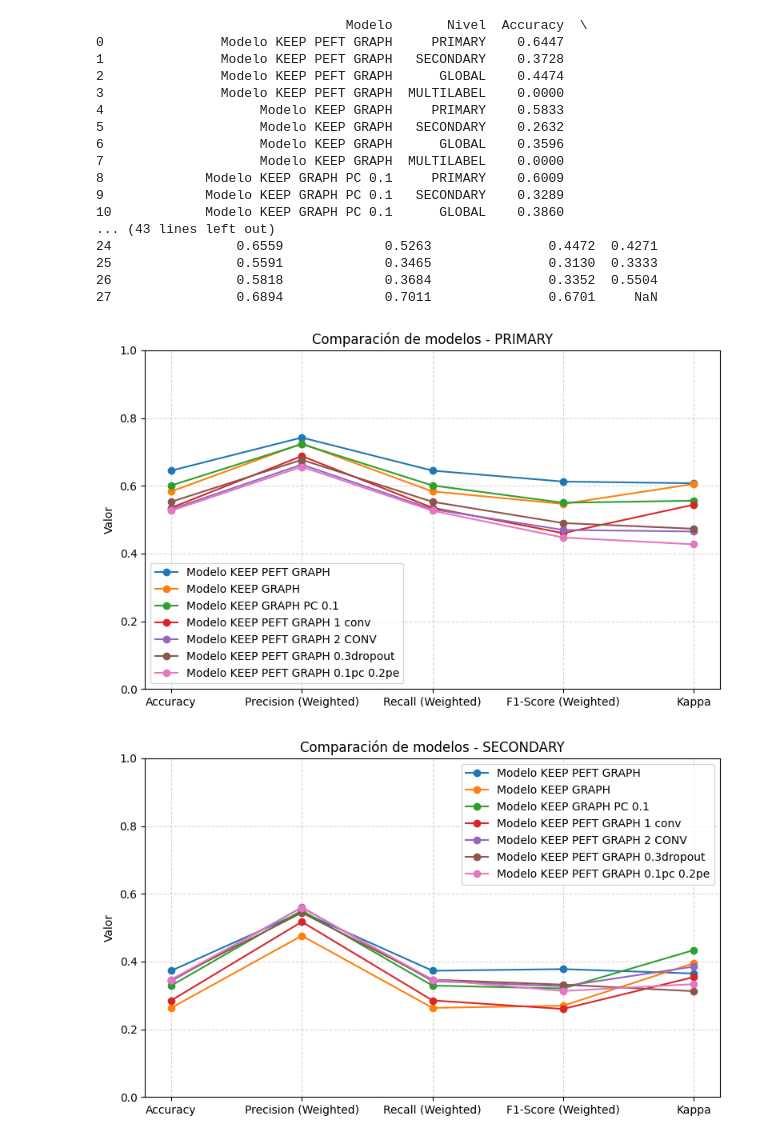
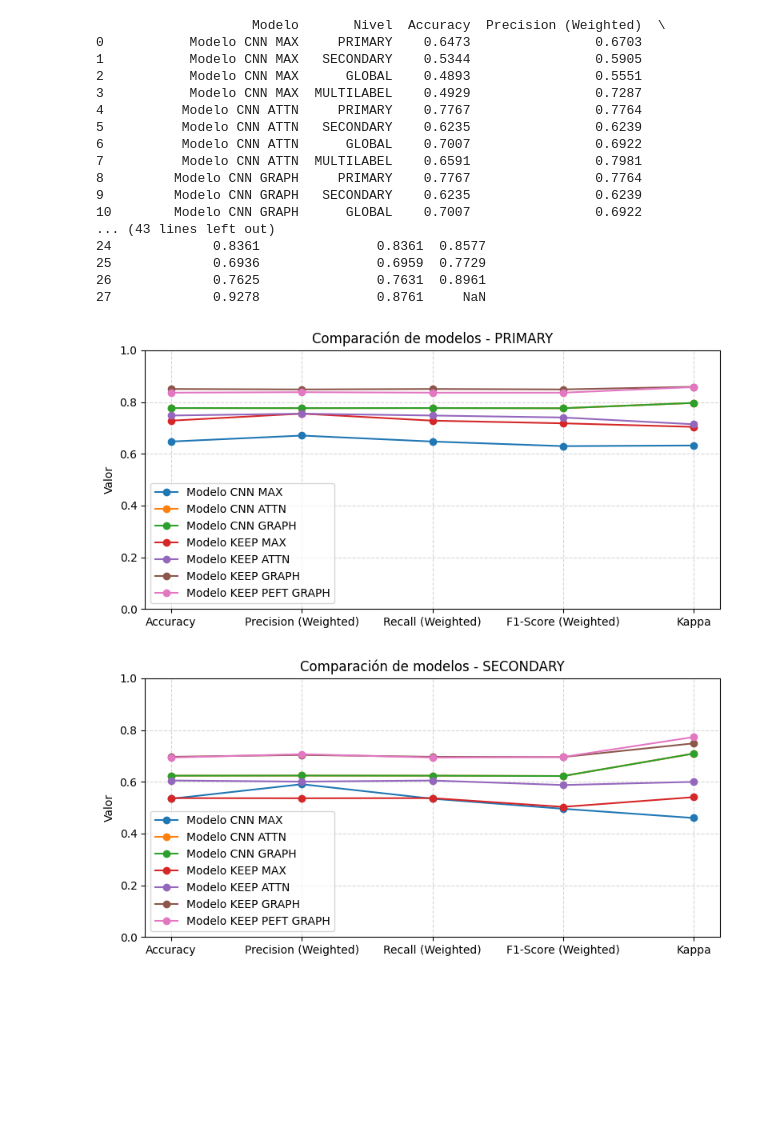
Before and after one commit to Nataliah612/Prost_Graph, a Jupyter notebook: notebooks/results_visualization.ipynb, the cells around one changed output. Drawn from its saved outputs; the diff is of its cells as text; code cells hidden in the pictures; blank space fills up the shorter version.

```diff
--- a/notebooks/results_visualization.ipynb
+++ b/notebooks/results_visualization.ipynb
@@ -448,7 +430,7 @@ def leer_metricas_txt(ruta_txt):
     # 1. Aislar bloque TEST METRICS
     # --------------------------------------------------
     patron_test = (
-        r"=== Época SICAP dataset \| TEST METRICS ==="
+        r"=== Época Test \| TEST METRICS ===" #r"=== Época SICAP dataset \| TEST METRICS ==="
         r"([\s\S]*?)(?=\n===|\Z)"
     )
 
@@ -484,6 +466,9 @@ def leer_metricas_txt(ruta_txt):
             "Recall (Weighted)": extraer(r"Recall \(Weighted\)\s*:\s*([0-9.]+)"),
             "F1-Score (Weighted)": extraer(r"F1 Score \(Weighted\)\s*:\s*([0-9.]+)"),
             "Kappa": extraer(r"Kappa\s*:\s*([0-9.]+)")}
+        if bloque == "MULTILABEL":
+            resultados[bloque]["AUROC (Weighted)"] = extraer(r"AUROC \(Weighted\)\s*:\s*([0-9.]+)")
+            resultados[bloque]["AUPRC (Weighted)"] = extraer(r"AUPRC \(Weighted\)\s*:\s*([0-9.]+)")
     return resultados
 
 
@@ -523,7 +508,7 @@ def graficos_comp_mdl(resultados_modelos, nivel):
     metricas = ["Accuracy", "Precision (Weighted)", "Recall (Weighted)", "F1-Score (Weighted)", "Kappa"]
     x = np.arange(len(metricas))
 
-    plt.figure(figsize=(8, 5))
+    plt.figure(figsize=(8, 4))
 
     for modelo, bloques in resultados_modelos.items():
         valores = [
@@ -535,61 +520,56 @@ def graficos_comp_mdl(resultados_modelos, nivel):
         ]
         plt.plot(x, valores, marker='o', label=modelo)
 
     plt.xticks(x, metricas)
     plt.ylim(0, 1)
     plt.ylabel("Valor")
     plt.title(f"Comparación de modelos - {nivel}")
     plt.grid(True, linestyle="--", alpha=0.5)
     plt.legend()
     plt.tight_layout()
     plt.show()
 
 
 # =========================================================
 # 4. USO DEL SCRIPT
 # =========================================================
 resultados_modelos = {}
 
 # Ejemplo con un modelo (añade más txt si quieres)
-resultados_modelos["Modelo KEEP PEFT GRAPH"] = leer_metricas_txt("/workspace/results/20260109_212740_model-KEEP_unfrozen_graph_alphape-0_alphapc-0_AdamW_lrate-1e-05_wdecay-1e-05_batch_size-32_epochs-200/sicap_inference.txt")
-#resultados_modelos["Modelo CNN MAX"] = leer_metricas_txt("/workspace/results/20260208_190457_model-CNN_frozen_max_aggre_alphape-0_alphapc-0_AdamW_lrate-1e-05_wdecay-1e-05_batch_size-32_epochs-200/train_log_output.txt")
-#resultados_modelos["Modelo CNN ATTN"]= leer_metricas_txt("/workspace/results/20260107_203717_model-CNN_frozen_graph_alphape-0_alphapc-0_AdamW_lrate-1e-05_wdecay-1e-05_batch_size-32_epochs-200/train_log_output.txt")
-#resultados_modelos["Modelo CNN GRAPH"] = leer_metricas_txt("/workspace/results/20260108_150716_model-CNN_frozen_graph_alphape-0_alphapc-0_AdamW_lrate-1e-05_wdecay-1e-05_batch_size-32_epochs-200/train_log_output.txt")
-#resultados_modelos["Modelo KEEP MAX"] = leer_metricas_txt("/workspace/results/20260206_151019_model-KEEP_frozen_max_aggre_alphape-0_alphapc-0_AdamW_lrate-1e-05_wdecay-1e-05_batch_size-32_epochs-200/SICAP_inference.txt")
-#resultados_modelos["Modelo KEEP ATTN"] = leer_metricas_txt("/workspace/results/20260203_143154_model-KEEP_frozen_mlp_alphape-0_alphapc-0_AdamW_lrate-1e-05_wdecay-1e-05_batch_size-32_epochs-200/train_log_output.txt")
-resultados_modelos["Modelo KEEP GRAPH"] = leer_metricas_txt("/workspace/results/20260201_065936_model-KEEP_frozen_graph_alphape-0_alphapc-0_AdamW_lrate-1e-05_wdecay-1e-05_batch_size-32_epochs-200/train_log_output.txt")
-resultados_modelos["Modelo KEEP GRAPH PC 0.1"]=leer_metricas_txt("/workspace/results/20260208_190818_model-KEEP_frozen_graph_alphape-0.1_alphapc-0.1_AdamW_lrate-1e-05_wdecay-1e-05_batch_size-32_epochs-200/train_log_output.txt")
-resultados_modelos["Modelo KEEP PEFT GRAPH 1 conv"] = leer_metricas_txt("/workspace/results/20260211_212240_model-KEEP_pretrain_graph_alphape-0_alphapc-0_AdamW_lrate-1e-05_wdecay-1e-05_batch_size-32_epochs-200_1conv/SICAP_inference.txt")
-resultados_modelos["Modelo KEEP PEFT GRAPH 2 CONV"]= leer_metricas_txt("/workspace/results/20260213_103028_model-KEEP_pretrain_graph_alphape-0_alphapc-0_AdamW_lrate-1e-05_wdecay-0.0001_batch_size-32_epochs-200_2conv/train_log_output.txt")
-resultados_modelos["Modelo KEEP PEFT GRAPH 0.3dropout"]= leer_metricas_txt("/workspace/results/20260220_123813_model-KEEP_pretrain_graph_alphape-0_alphapc-0_AdamW_lrate-1e-05_wdecay-0.0001_batch_size-32_epochs-200/train_log_output.txt")
-resultados_modelos["Modelo KEEP PEFT GRAPH 0.1pc 0.2pe"]= leer_metricas_txt("/workspace/results/20260224_175042_model-KEEP_pretrain_graph_alphape-0.1_alphapc-0.2_AdamW_lrate-1e-05_wdecay-0.0001_batch_size-32_epochs-200/train_log_output.txt")
+resultados_modelos["Modelo CNN MAX"] = leer_metricas_txt(r"/workspace/results/20260208_190457_model-CNN_frozen_max_aggre_alphape-0_alphapc-0_AdamW_lrate-1e-05_wdecay-1e-05_batch_size-32_epochs-200/train_log_output.txt")
+resultados_modelos["Modelo CNN ATTN"]= leer_metricas_txt(r"/workspace/results/20260108_150716_model-CNN_frozen_graph_alphape-0_alphapc-0_AdamW_lrate-1e-05_wdecay-1e-05_batch_size-32_epochs-200/train_log_output.txt")
+resultados_modelos["Modelo CNN GRAPH"] = leer_metricas_txt(r"/workspace/results/20260108_150716_model-CNN_frozen_graph_alphape-0_alphapc-0_AdamW_lrate-1e-05_wdecay-1e-05_batch_size-32_epochs-200/train_log_output.txt")
+resultados_modelos["Modelo KEEP MAX"] = leer_metricas_txt(r"/workspace/results/20260206_151019_model-KEEP_frozen_max_aggre_alphape-0_alphapc-0_AdamW_lrate-1e-05_wdecay-1e-05_batch_size-32_epochs-200/train_log_output.txt")
+resultados_modelos["Modelo KEEP ATTN"] = leer_metricas_txt(r"/workspace/results/20260203_143154_model-KEEP_frozen_mlp_alphape-0_alphapc-0_AdamW_lrate-1e-05_wdecay-1e-05_batch_size-32_epochs-200/train_log_output.txt")
+resultados_modelos["Modelo KEEP GRAPH"] = leer_metricas_txt(r"/workspace/results/20260201_065936_model-KEEP_frozen_graph_alphape-0_alphapc-0_AdamW_lrate-1e-05_wdecay-1e-05_batch_size-32_epochs-200/train_log_output.txt")
+resultados_modelos["Modelo KEEP PEFT GRAPH"] = leer_metricas_txt(r"/workspace/results/20260109_212740_model-KEEP_unfrozen_graph_alphape-0_alphapc-0_AdamW_lrate-1e-05_wdecay-1e-05_batch_size-32_epochs-200/train_log_output.txt")
 
 # ---- Tabla ----
 df_resultados = crear_tabla(resultados_modelos)
 print(df_resultados)
-df_resultados.to_excel("/workspace/results/comparison_models_peft.xlsx", index=False)
+df_resultados.to_excel(r"/workspace/results/comparison_models_peft.xlsx", index=False)
 
 # ---- Gráficas ----
 graficos_comp_mdl(resultados_modelos, nivel="PRIMARY")
 graficos_comp_mdl(resultados_modelos, nivel="SECONDARY")
 graficos_comp_mdl(resultados_modelos, nivel="GLOBAL")
 # %% [output]
-                                Modelo       Nivel  Accuracy  \
-0               Modelo KEEP PEFT GRAPH     PRIMARY    0.6447
-1               Modelo KEEP PEFT GRAPH   SECONDARY    0.3728
-2               Modelo KEEP PEFT GRAPH      GLOBAL    0.4474
-3               Modelo KEEP PEFT GRAPH  MULTILABEL    0.0000
-4                    Modelo KEEP GRAPH     PRIMARY    0.5833
-5                    Modelo KEEP GRAPH   SECONDARY    0.2632
-6                    Modelo KEEP GRAPH      GLOBAL    0.3596
-7                    Modelo KEEP GRAPH  MULTILABEL    0.0000
-8             Modelo KEEP GRAPH PC 0.1     PRIMARY    0.6009
-9             Modelo KEEP GRAPH PC 0.1   SECONDARY    0.3289
-10            Modelo KEEP GRAPH PC 0.1      GLOBAL    0.3860
+                    Modelo       Nivel  Accuracy  Precision (Weighted)  \
+0           Modelo CNN MAX     PRIMARY    0.6473                0.6703
+1           Modelo CNN MAX   SECONDARY    0.5344                0.5905
+2           Modelo CNN MAX      GLOBAL    0.4893                0.5551
+3           Modelo CNN MAX  MULTILABEL    0.4929                0.7287
+4          Modelo CNN ATTN     PRIMARY    0.7767                0.7764
+5          Modelo CNN ATTN   SECONDARY    0.6235                0.6239
+6          Modelo CNN ATTN      GLOBAL    0.7007                0.6922
+7          Modelo CNN ATTN  MULTILABEL    0.6591                0.7981
+8         Modelo CNN GRAPH     PRIMARY    0.7767                0.7764
+9         Modelo CNN GRAPH   SECONDARY    0.6235                0.6239
+10        Modelo CNN GRAPH      GLOBAL    0.7007                0.6922
 ... (43 lines left out)
-24                0.6559             0.5263               0.4472  0.4271
-25                0.5591             0.3465               0.3130  0.3333
-26                0.5818             0.3684               0.3352  0.5504
-27                0.6894             0.7011               0.6701     NaN
+24             0.8361               0.8361  0.8577
+25             0.6936               0.6959  0.7729
+26             0.7625               0.7631  0.8961
+27             0.9278               0.8761     NaN
-[figure, old version]
+[figure, new version]
-[figure, old version]
+[figure, new version]
```
Also changed, not shown: parts of 4 cells of this notebook, 4 other files.
